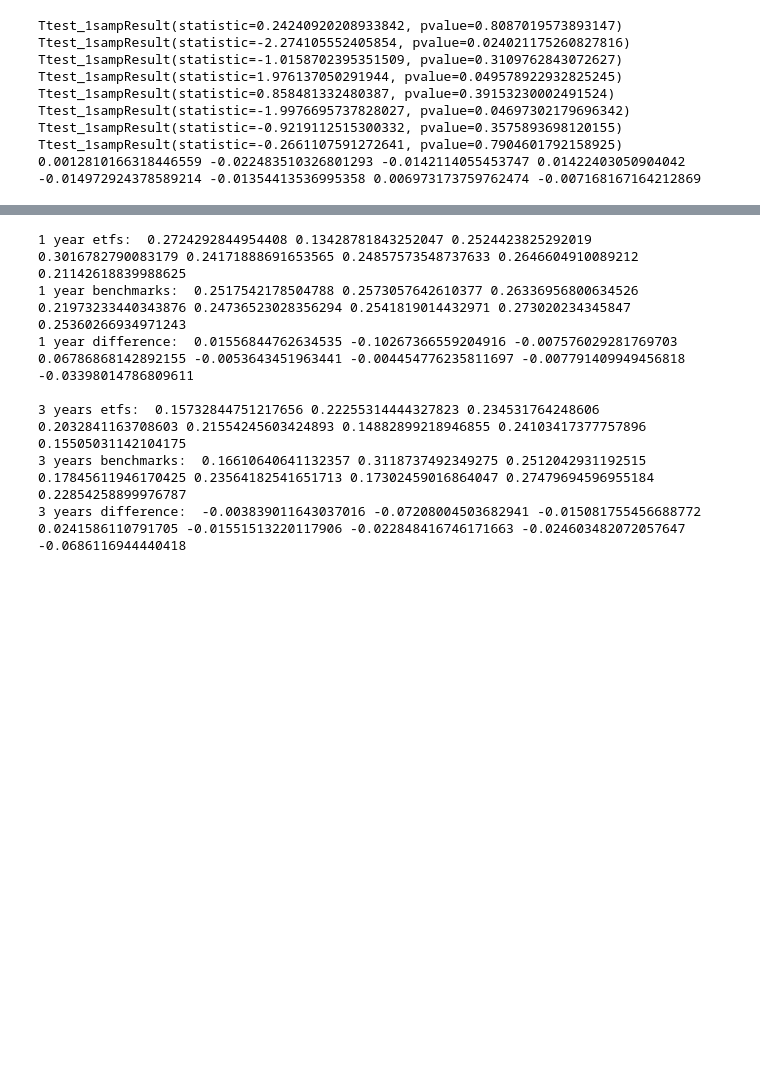
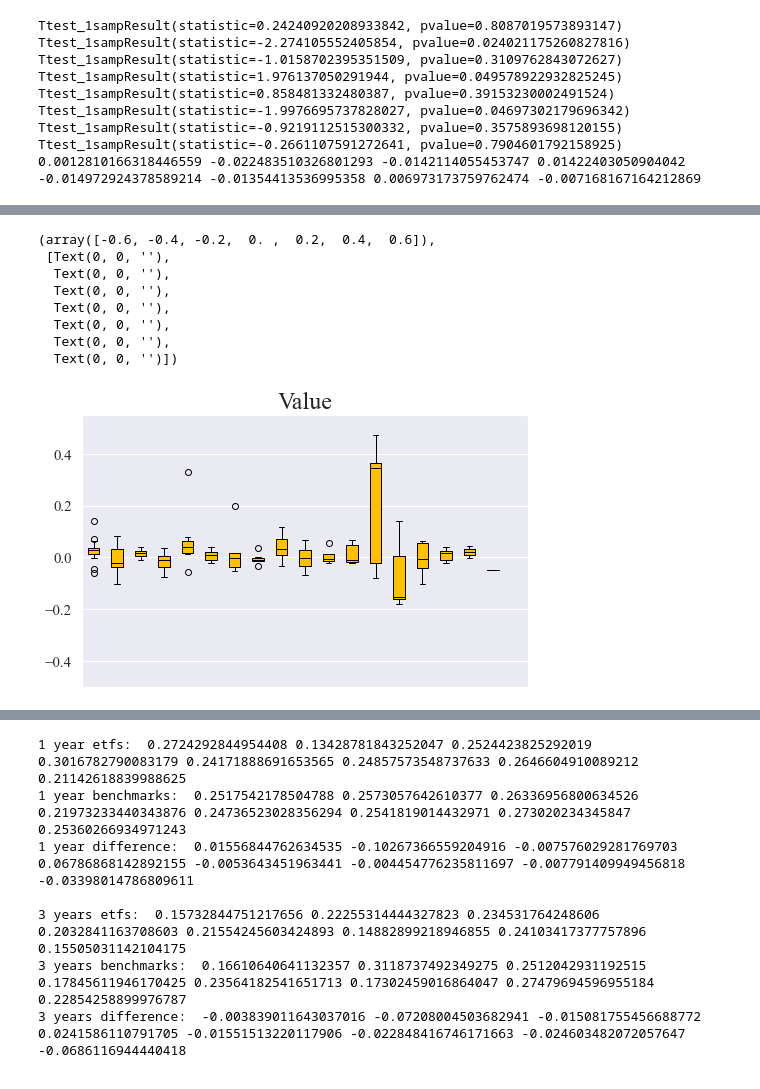
Before and after one commit to AleSandra9/master_thesis, a Jupyter notebook: analysis.ipynb, the cells around one changed output, grey strips where cells are left out. Saved outputs shown, nothing was run; the diff lists cells and outputs as text; code cells hidden in the pictures; blank space fills up the shorter version.

```diff
--- a/analysis.ipynb
+++ b/analysis.ipynb
@@ -309,8 +309,8 @@ Ttest_1sampResult(statistic=-0.9219112515300332, pvalue=0.3575893698120155)
 Ttest_1sampResult(statistic=-0.2661107591272641, pvalue=0.7904601792158925)
 0.0012810166318446559 -0.022483510326801293 -0.0142114055453747 0.01422403050904042 -0.014972924378589214 -0.01354413536995358 0.006973173759762474 -0.007168167164212869
 # %%
-'''Difference p-value'''
-def pf_return_annualized_ttest(etf_return,bm_return):
+'''Adjusted-benchmark returns box-plots'''
+def box_plots(etf_return,bm_return):
     difference_y=[]
     etf_return=etf_return.sub(rf['RF'],axis=0)
     bm_return=bm_return.sub(rf['RF'],axis=0)
@@ -319,19 +319,28 @@ def pf_return_annualized_ttest(etf_return,bm_return):
     for n in np.arange(0,216,12):
         n=n+12
         m=n-12
+        differences=[]
         for i in range(len(etf_return.columns)):
             etf_returns=etf_return.iloc[:,i].dropna()
             bm_returns=bm_return.iloc[:,i].dropna()
             if (m==0):
                 x = max(len(etf_returns[-n:]),0.5)
-                difference=etf_returns[-n:]-bm_returns[-n:]
-                difference_y.append(np.prod((etf_returns[-n:]-bm_returns[-n:])+1) ** (12/x) - 1)
+                differences.append(np.prod((etf_returns[-n:]-bm_returns[-n:])+1) ** (12/x) - 1)
             else:
                 x=max(len(etf_returns[-n:-m]),0.5)
-                difference=etf_returns[-n:-m]-bm_returns[-n:-m]
-                difference_y.append(np.prod((etf_returns[-n:-m]-bm_returns[-n:-m])+1) ** (12/x) - 1)
-            #print(difference)
-    return difference_y
+                differences.append(np.prod((etf_returns[-n:-m]-bm_returns[-n:-m])+1) ** (12/x) - 1)
+            for value in differences:
+                if (value==0):
+                    differences.remove(value)
+        difference_y.append(differences)
+        years=difference_y
+    return years
 
-value_return_y=pf_return_annualized_ttest(value_return_m,value_bm_return_m)
-value_return_y
+value_return_y=box_plots(value_return_m,value_bm_return_m)
+momentum_return_y=box_plots(momentum_return_m,momentum_bm_return_m)
+quality_return_y=box_plots(quality_return_m,quality_bm_return_m)
+fundamentals_return_y=box_plots(fundamentals_return_m,fundamentals_bm_return_m)
+lowvol_return_y=box_plots(lowvol_return_m,lowvol_bm_return_m)
+equal_return_y=box_plots(equal_return_m,equal_bm_return_m)
+dividend_return_y=box_plots(dividend_return_m,dividend_bm_return_m)
+multi_return_y=box_plots(multi_return_m,multi_bm_return_m)
@@ -366,0 +401,25 @@ print(value_return_y,momentum_return_y,quality_return_y,fundamentals_return_y,
+# %%
+'''Box plots'''
+
+fig, ax = plt.subplots(figsize=(8,5))
+
+c='#FFC000'
+ax=plt.boxplot(value_return_y,patch_artist=True,boxprops=dict(facecolor=c, color='black'),
+            capprops=dict(color='black'),
+            whiskerprops=dict(color='black'),
+            flierprops=dict(color=c, markeredgecolor='black'),
+            medianprops=dict(color='black'))
+plt.ylim(-0.5,0.55)
+plt.title('Value')
+plt.xticks(ticks=[])
+plt.yticks(size=15)
+# %% [output]
+(array([-0.6, -0.4, -0.2,  0. ,  0.2,  0.4,  0.6]),
+ [Text(0, 0, ''),
+  Text(0, 0, ''),
+  Text(0, 0, ''),
+  Text(0, 0, ''),
+  Text(0, 0, ''),
+  Text(0, 0, ''),
+  Text(0, 0, '')])
+[figure, added]
```
Also changed, not shown: parts of 12 cells of this notebook.
